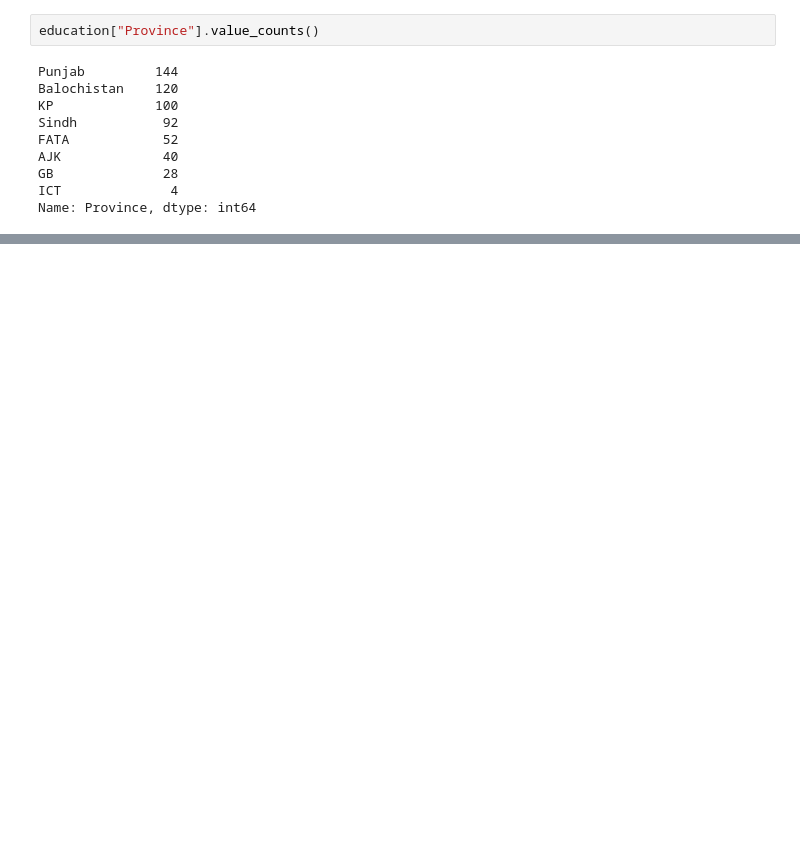
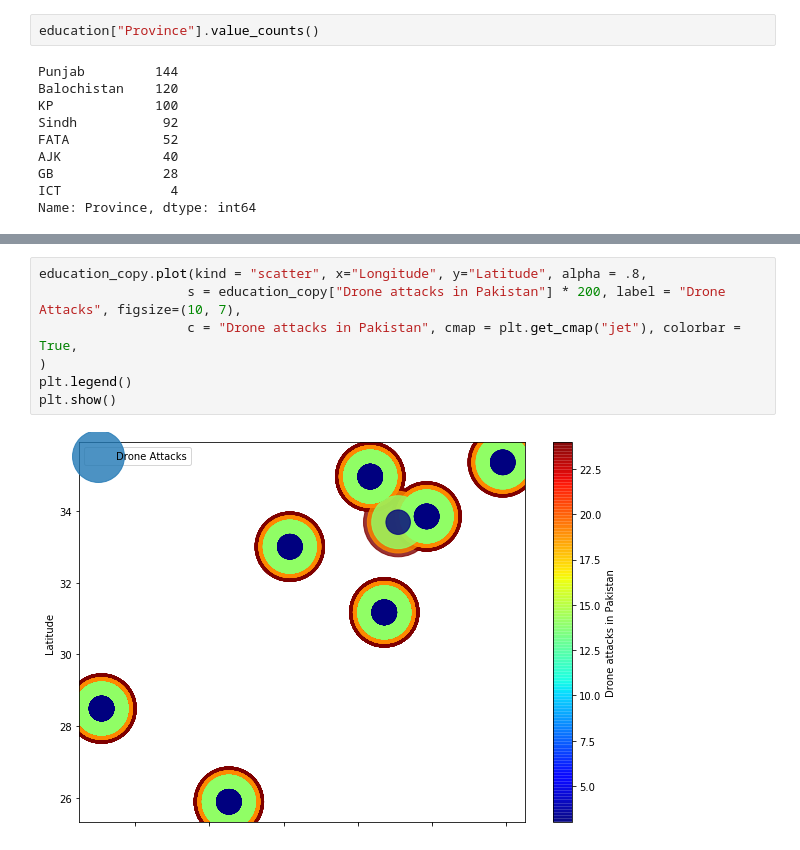
Before and after one commit to Kitshua/MLProject, a Jupyter notebook: Education.ipynb, the cells around one changed output, grey strips where cells are left out. Drawn from its saved outputs; the diff is of its cells as text; blank space fills up the shorter version.

```diff
--- a/Education.ipynb
+++ b/Education.ipynb
@@ -42,0 +140,9 @@ Name: Province, dtype: int64
+# %%
+education_copy.plot(kind = "scatter", x="Longitude", y="Latitude", alpha = .8,
+                   s = education_copy["Drone attacks in Pakistan"] * 200, label = "Drone Attacks", figsize=(10, 7),
+                   c = "Drone attacks in Pakistan", cmap = plt.get_cmap("jet"), colorbar = True,
+)
+plt.legend()
+plt.show()
+# %% [output]
+[figure, added]
```
Also changed, not shown: parts of 9 cells of this notebook, 1 other file.
